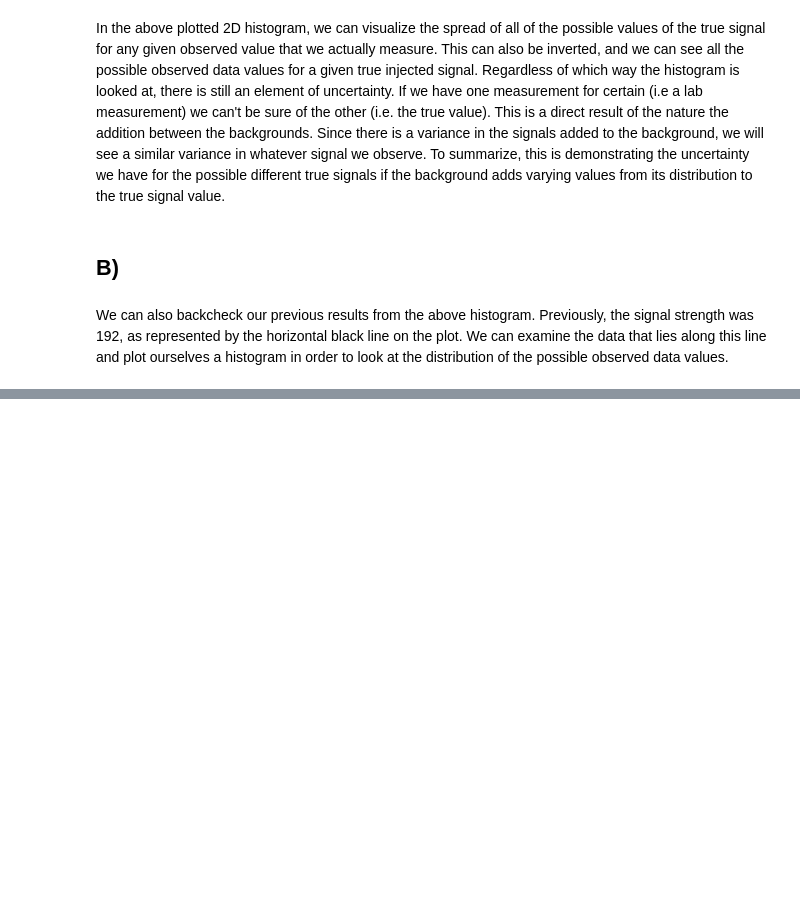
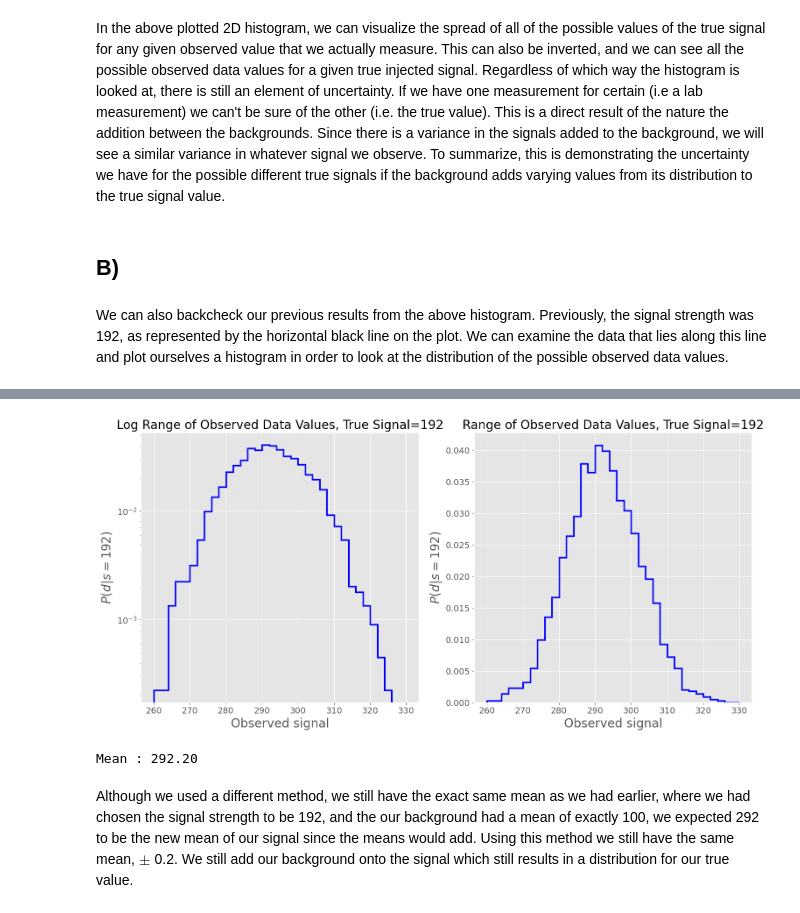
Before and after one commit to WyattOtsuka/PHYS434, a Jupyter notebook: lab6.ipynb, the cells around one changed output, grey strips where cells are left out. Saved outputs shown, nothing was run; the diff lists cells and outputs as text; code cells hidden in the pictures; blank space fills up the shorter version.

```diff
--- a/lab6.ipynb
+++ b/lab6.ipynb
@@ -156,0 +155,30 @@ NameError: name 'uniform_signal' is not defined
+# %%
+# Range of possible observed data values for the true signal of 11.2
+fig, (ax1,ax2) = plt.subplots(1,2, figsize=(18,8))
+plt.style.use('ggplot')
+
+# Plots data
+ax1.hist(observed_values, histtype='step', color='b', density=True, linewidth=2.5, bins=np.linspace(260,330,36))
+ax1.set_title("Log Range of Observed Data Values, True Signal=192",fontsize=20)
+ax1.set_xlabel('Observed signal',fontsize=20)
+ax1.set_ylabel('$P(d|s=192)$',fontsize=20)
+ax1.tick_params(labelsize = 14)
+ax1.set_yscale('log')
+
+
+ax2.hist(observed_values, histtype='step', color='b', density=True, linewidth=2.5, bins=np.linspace(260,330,36))
+ax2.set_title("Range of Observed Data Values, True Signal=192",fontsize=20)
+ax2.set_xlabel('Observed signal',fontsize=20)
+ax2.set_ylabel('$P(d|s=192)$',fontsize=20)
+ax2.tick_params(labelsize = 14)
+
+plt.show()
+# %% [output]
+[figure, added]
+# %%
+mean = np.mean(observed_values)
+print("Mean : " + str("{0:.2f}".format(mean)))
+# %% [output]
+Mean : 292.20
+# %% [markdown]
+Although we used a different method, we still have the exact same mean as we had earlier, where we had chosen the signal strength to be 192, and the our background had a mean of exactly 100, we expected 292 to be the new mean of our signal since the means would add. Using this method we still have the same mean, $\pm$ 0.2. We still add our background onto the signal which still results in a distribution for our true value.
```
Also changed, not shown: parts of 1 cell of this notebook.
